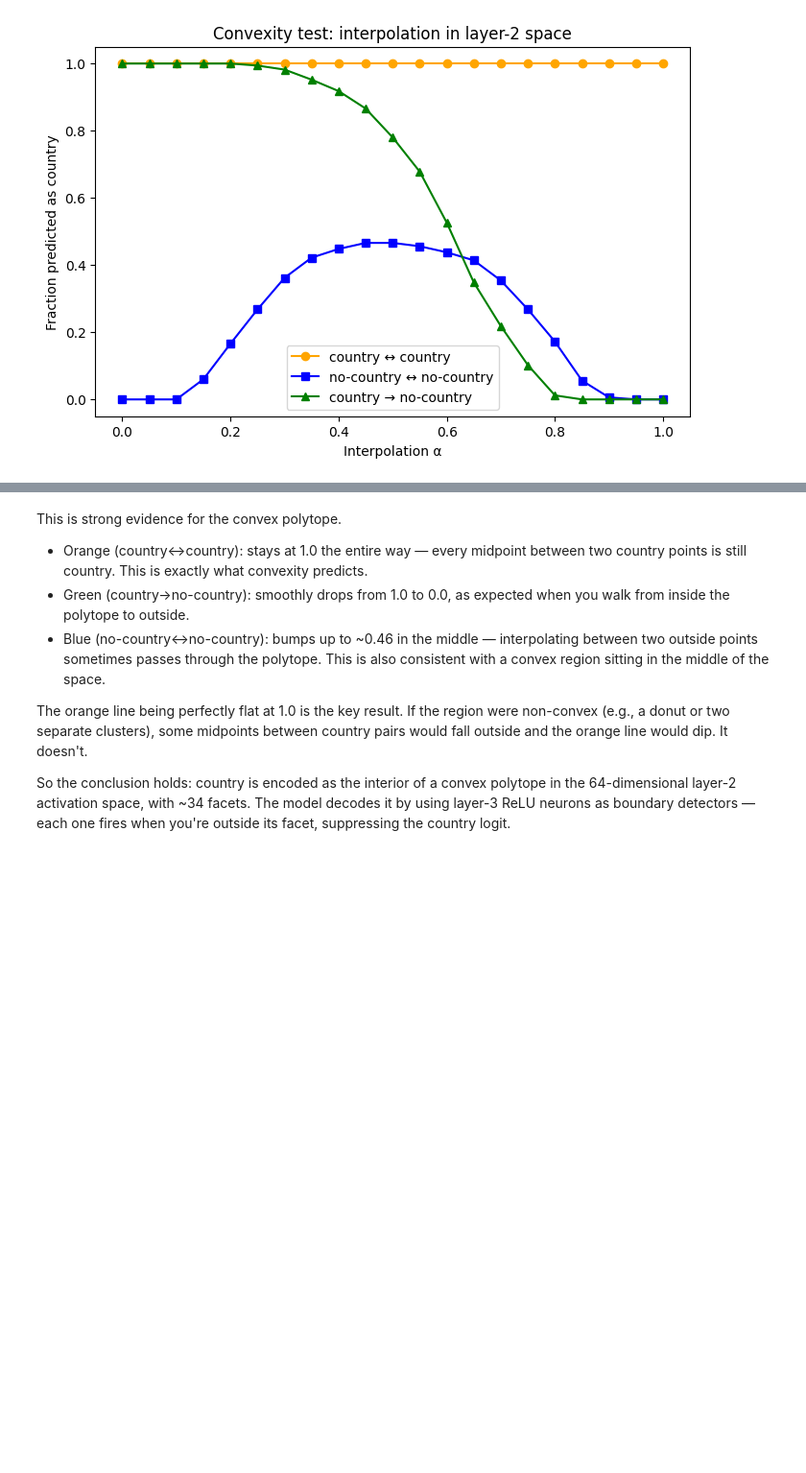
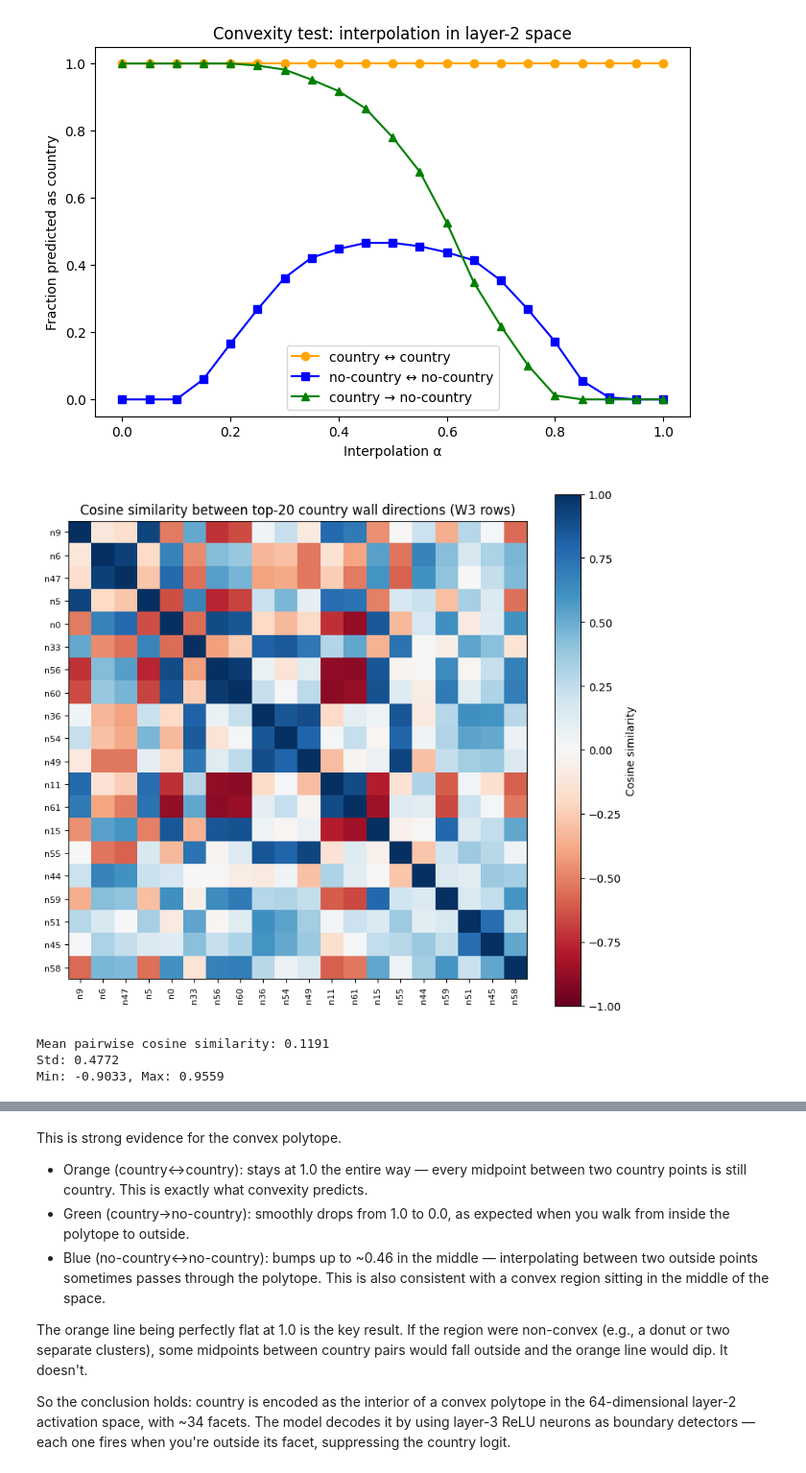
Before and after one commit to DenisLim95/nonlinear-feature-geometry-bluedot-puzzle, a Jupyter notebook: puzzle.ipynb, the cells around one changed output, grey strips where cells are left out. Shown at 96% size. Saved outputs shown, nothing was run; the diff lists cells and outputs as text; code cells hidden in the pictures; blank space fills up the shorter version.

```diff
--- a/puzzle.ipynb
+++ b/puzzle.ipynb
@@ -627,3 +617,31 @@ plt.ylim(-0.05, 1.05)
 plt.show()
 # %% [output]
 [figure]
+# %%
+# Cosine similarity between the wall directions (rows of W3) for top country neurons
+from sklearn.metrics.pairwise import cosine_similarity
+
+top20 = np.argsort(np.abs(country_weights))[::-1][:20]
+wall_directions = W3[top20]  # (20, 64) — each row is a wall normal vector
+
+cos_sim = cosine_similarity(wall_directions)
+
+plt.figure(figsize=(8, 7))
+plt.imshow(cos_sim, cmap='RdBu', vmin=-1, vmax=1)
+plt.colorbar(label="Cosine similarity")
+plt.xticks(range(20), [f"n{top20[i]}" for i in range(20)], rotation=90, fontsize=8)
+plt.yticks(range(20), [f"n{top20[i]}" for i in range(20)], fontsize=8)
+plt.title("Cosine similarity between top-20 country wall directions (W3 rows)")
+plt.tight_layout()
+plt.show()
+
+# Summary stats
+upper_tri = cos_sim[np.triu_indices(20, k=1)]
+print(f"Mean pairwise cosine similarity: {upper_tri.mean():.4f}")
+print(f"Std: {upper_tri.std():.4f}")
+print(f"Min: {upper_tri.min():.4f}, Max: {upper_tri.max():.4f}")
+# %% [output]
+[figure, added]
+Mean pairwise cosine similarity: 0.1191
+Std: 0.4772
+Min: -0.9033, Max: 0.9559
```
Also changed, not shown: parts of 4 cells of this notebook, 3 other files.
